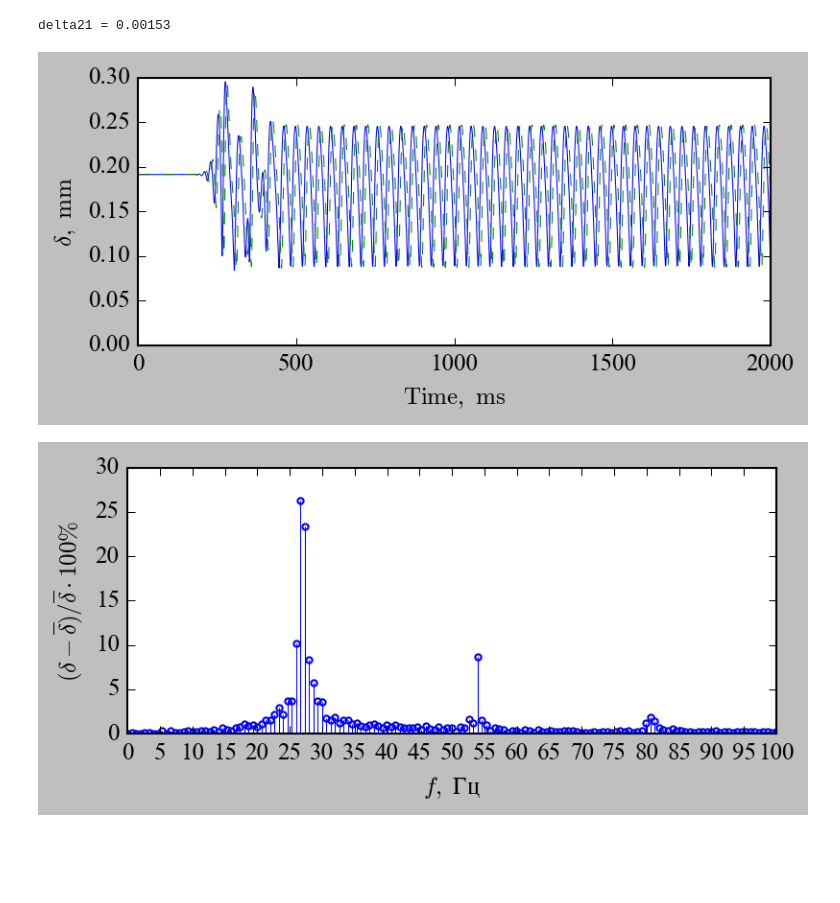
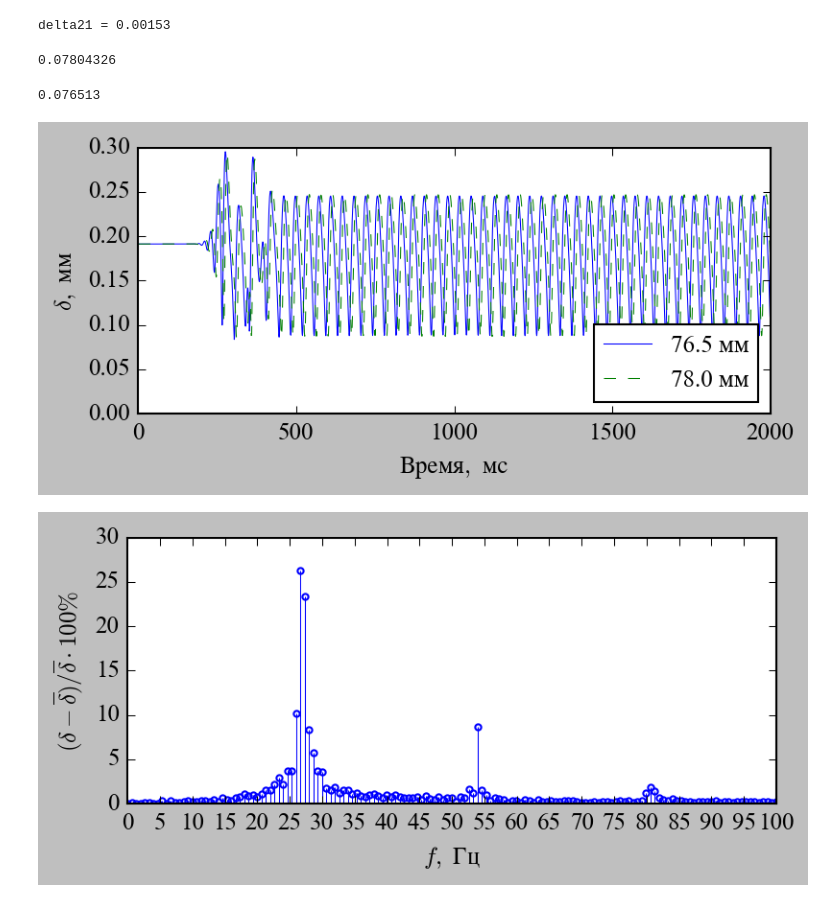
Before and after one commit to UlyanaGru/Fourier, a Jupyter notebook: postprocessing.ipynb, the cells around one changed output. Drawn from its saved outputs; the diff is of its cells as text; code cells hidden in the pictures; blank space fills up the shorter version.

```diff
--- a/postprocessing.ipynb
+++ b/postprocessing.ipynb
@@ -116,27 +116,36 @@ delta1 = np.array(data[name1])
 delta2 = np.array(data[name2])
 # %% [output]
 delta21 = 0.00153
+# %%
+xp2
+# %% [output]
+0.07804326
+# %%
+xp1
+# %% [output]
+0.076513
 # %%
 patch2fileout = './/figout//timesignal_'
 init_matplotlib(plt)
 # %%
-nameX = r'$\mathrm{Time,\ ms}$'
-nameY = r'$\delta \mathrm{,\ mm}$'
+nameX = r'$\mathrm{Время,\ мс}$'
+nameY = r'$\delta \mathrm{,\ мм}$'
 fig, ax = plt.subplots(nrows=1,ncols = 1)
 ax1 = ax
-ax1.plot(tval*1.0e3,delta1*1.0e3,'-b',label = "-1")
-ax1.plot(tval*1.0e3,delta2*1.0e3,'--g',label = "-2")
+ax1.plot(tval*1.0e3,delta1*1.0e3,'-b',label = "76.5 мм")
+ax1.plot(tval*1.0e3,delta2*1.0e3,'--g',label = "78.0 мм")
 ax1.set_xlim(xmin = 0.0)
 ax1.set_ylim(ymin = 0.0)
 ax1.set_xlabel(nameX)
 ax1.set_ylabel(nameY)
+ax1.legend(loc='lower right')
 #ax1.set_xticks(np.arange(xmin,xmax+dx,dx))
 #ax1.set_yticks(np.arange(ymin,ymax+dy,dy))
 #plt.savefig(patch2fileout, dpi=300, bbox_inches='tight')
 plt.tight_layout()
 plt.show()
 # %% [output]
-[figure, old version]
+[figure, new version]
 # %%
 def freq_plot(sig, max_freq, fs):
     """
```
